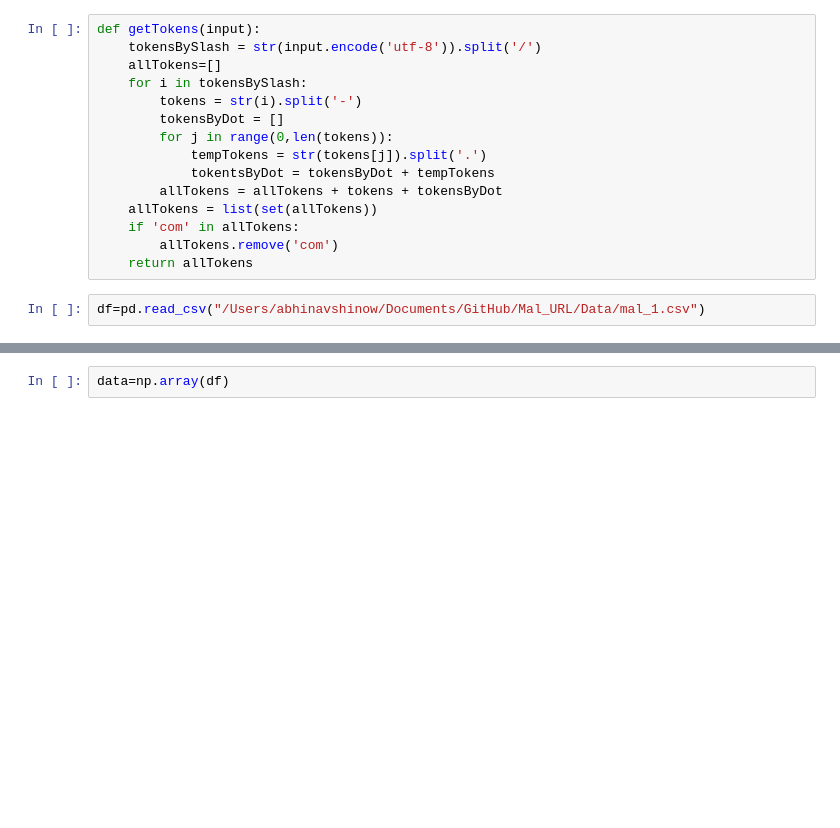
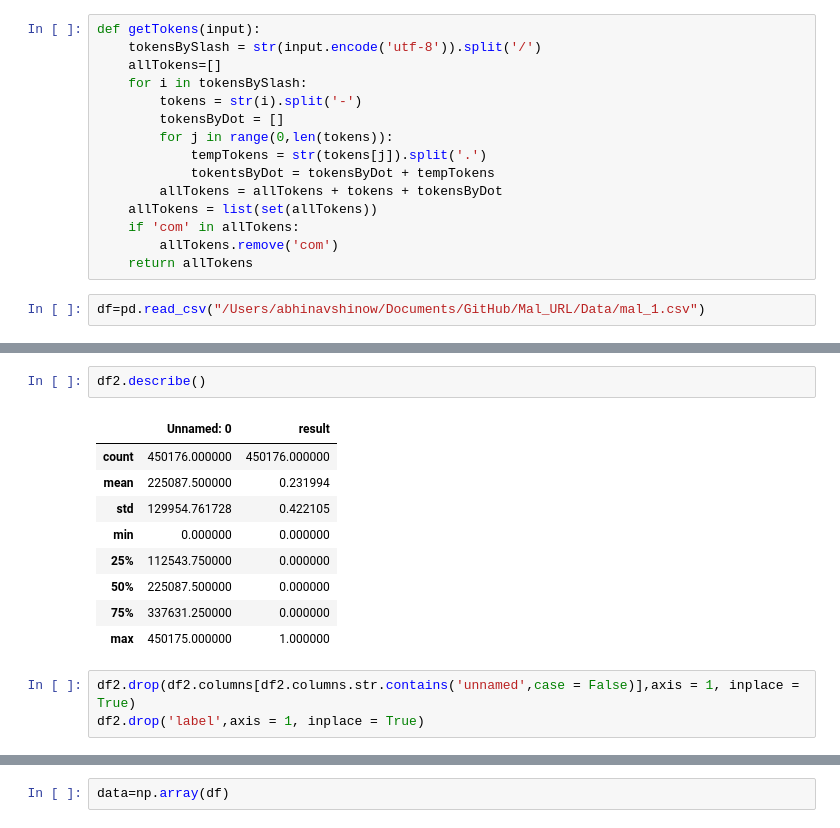
Before and after one commit to alphabeta2206/Mal_URL, a Jupyter notebook: Models/Model-1.ipynb, the cells around one changed output, grey strips where cells are left out. Saved outputs shown, nothing was run; the diff lists cells and outputs as text; blank space fills up the shorter version.

```diff
--- a/Models/Model-1.ipynb
+++ b/Models/Model-1.ipynb
@@ -41,0 +78,15 @@ df.head()
+# %%
+df2.describe()
+# %% [output]
+|  | Unnamed: 0 | result |
+| count | 450176.000000 | 450176.000000 |
+| mean | 225087.500000 | 0.231994 |
+| std | 129954.761728 | 0.422105 |
+| min | 0.000000 | 0.000000 |
+| 25% | 112543.750000 | 0.000000 |
+| 50% | 225087.500000 | 0.000000 |
+| 75% | 337631.250000 | 0.000000 |
+| max | 450175.000000 | 1.000000 |
+# %%
+df2.drop(df2.columns[df2.columns.str.contains('unnamed',case = False)],axis = 1, inplace = True)
+df2.drop('label',axis = 1, inplace = True)
```
Also changed, not shown: parts of 16 cells of this notebook, 2 other files.
